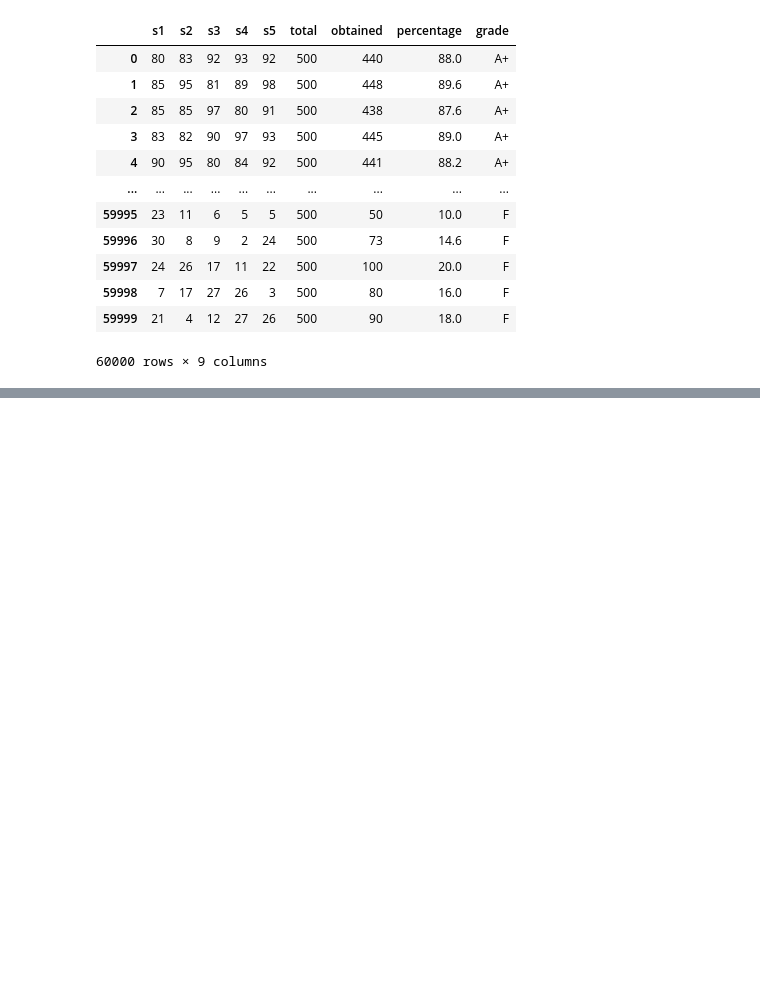
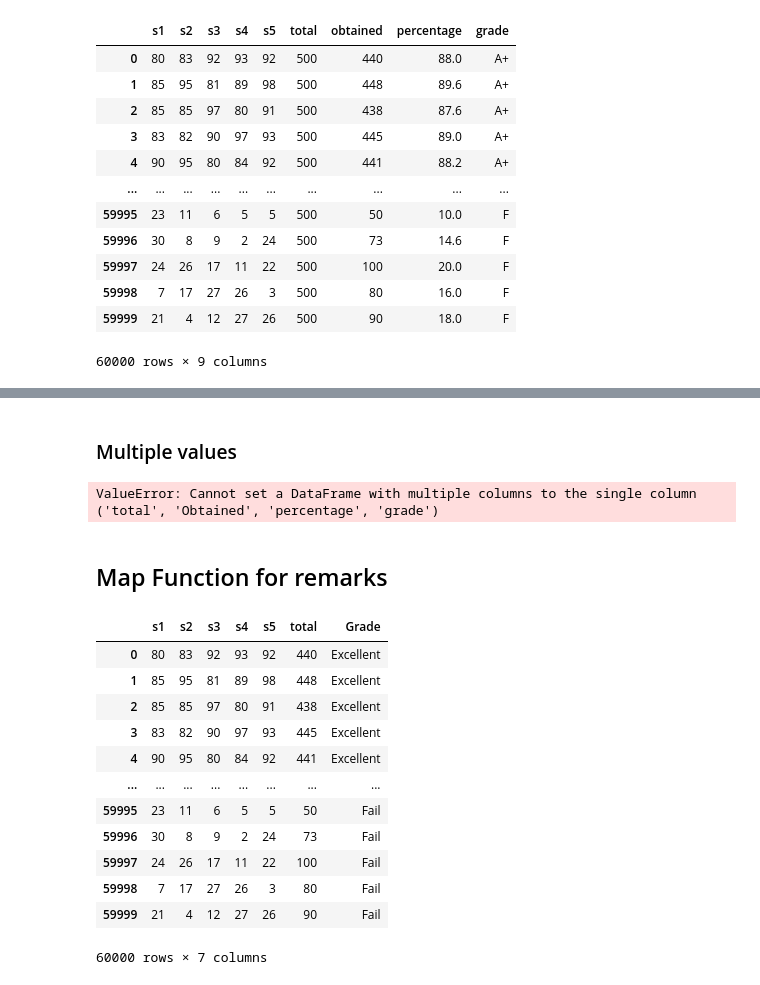
Before and after one commit to Saboor-Hussain/Generative-AI, a Jupyter notebook: Python/Class/class_18(pandas_column_functions).ipynb, the cells around one changed output, grey strips where cells are left out. Drawn from its saved outputs; the diff is of its cells as text; code cells hidden in the pictures; blank space fills up the shorter version.

```diff
--- a/Python/Class/class_18(pandas_column_functions).ipynb
+++ b/Python/Class/class_18(pandas_column_functions).ipynb
@@ -516,0 +597,63 @@ df
+# %% [markdown]
+### Multiple values
+# %%
+def fn_obtain(s1: int, s2: int, s3: int, s4: int, s5: int) -> tuple[int, int, float, str]:
+    total: int = 500
+    obtained: int = s1 + s2 + s3 + s4 + s5
+    per: float = obtained / total * 100
+    grade: str = ""
+    if per >= 80:
+        grade = "A+"
+    elif per >= 70:
+        grade = "A"
+    elif per >= 60:
+        grade = "B"
+    elif per >= 50:
+        grade = "C"
+    elif per >= 40:
+        grade = "D"
+    else:
+        grade = "F"
+
+    return total, obtained, per, grade
+
+
+df1["total", "Obtained", "percentage", "grade"] = df1[["s1", "s2", "s3", "s4", "s5"]].apply(
+    lambda x: fn_obtain(*x),
+    axis=1,
+    result_type="expand"
+)
+df1
+# %% [output]
+ValueError: Cannot set a DataFrame with multiple columns to the single column ('total', 'Obtained', 'percentage', 'grade')
+# %% [markdown]
+## Map Function for remarks
+# %%
+from typing import Dict
+
+
+remark: Dict[str,str] = {
+    "A+" : "Excellent",
+    "A" : "Very Good",
+    "B" : "Good",
+    "C" : "Fair",
+    "D" : "Fair",
+    "F" : "Fail",
+}
+
+df1['Grade'] = df.grade.map(remark)
+df1
+# %% [output]
+|  | s1 | s2 | s3 | s4 | s5 | total | Grade |
+| 0 | 80 | 83 | 92 | 93 | 92 | 440 | Excellent |
+| 1 | 85 | 95 | 81 | 89 | 98 | 448 | Excellent |
+| 2 | 85 | 85 | 97 | 80 | 91 | 438 | Excellent |
+| 3 | 83 | 82 | 90 | 97 | 93 | 445 | Excellent |
+| 4 | 90 | 95 | 80 | 84 | 92 | 441 | Excellent |
+| ... | ... | ... | ... | ... | ... | ... | ... |
+| 59995 | 23 | 11 | 6 | 5 | 5 | 50 | Fail |
+| 59996 | 30 | 8 | 9 | 2 | 24 | 73 | Fail |
+| 59997 | 24 | 26 | 17 | 11 | 22 | 100 | Fail |
+| 59998 | 7 | 17 | 27 | 26 | 3 | 80 | Fail |
+| 59999 | 21 | 4 | 12 | 27 | 26 | 90 | Fail |
+60000 rows × 7 columns
```
Also changed, not shown: parts of 21 cells of this notebook, 1 other file.
